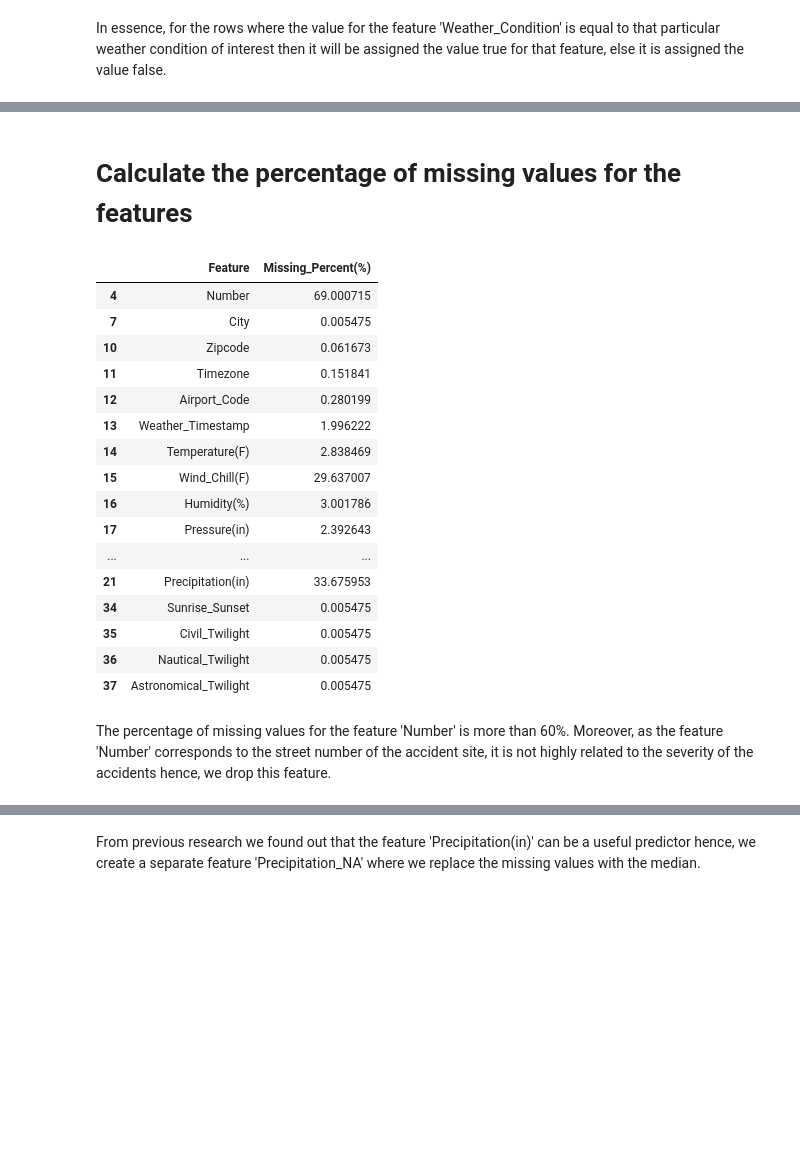
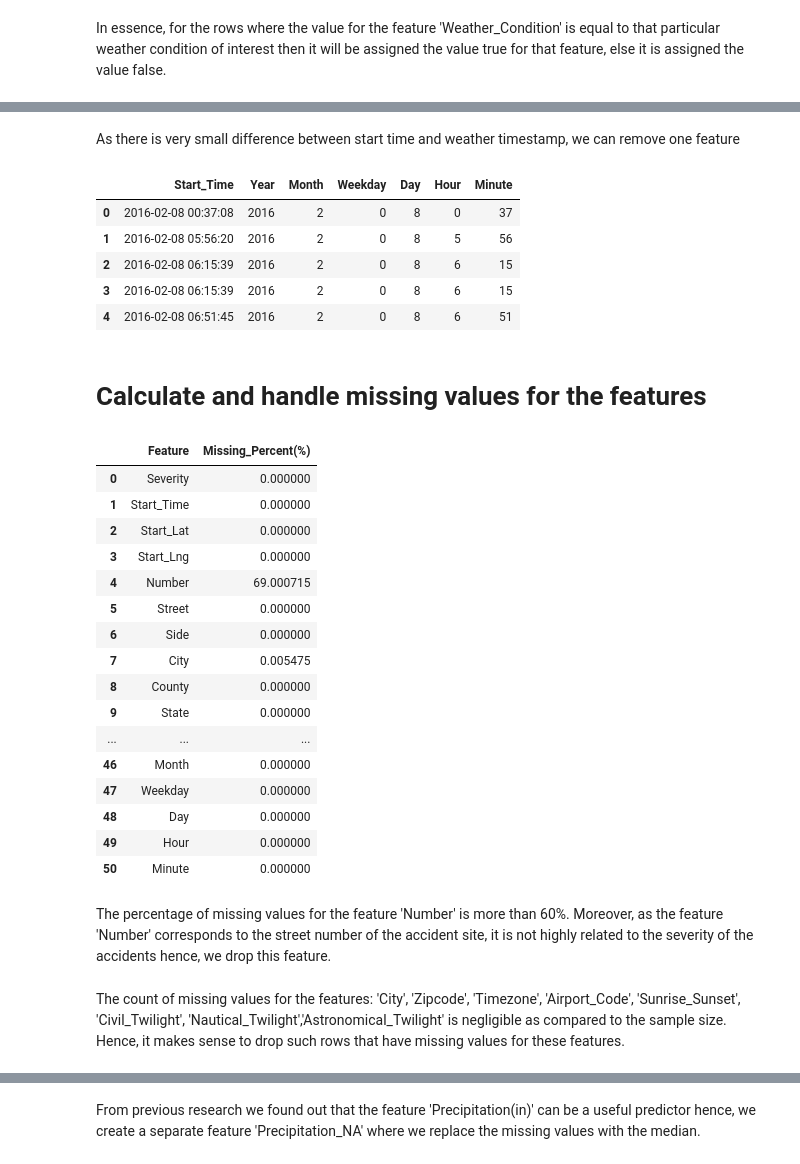
Before and after one commit to Utsav-Patel/USA-Accidents-Severity-Predictions, a Jupyter notebook: Data Exploration.ipynb, the cells around one changed output, grey strips where cells are left out. Saved outputs shown, nothing was run; the diff lists cells and outputs as text; code cells hidden in the pictures; blank space fills up the shorter version.

Commit message:
Updated requirements.txt and Data Exploration notebook.

```diff
--- a/Data Exploration.ipynb
+++ b/Data Exploration.ipynb
@@ -187,9 +173,0 @@ Now, that we have created features for the weather conditions of interest we wil
-# %%
-weather_conditions_of_interest = ['Clear','Cloud','Rain','Heavy_Rain','Snow','Heavy_Snow','Fog']
-for weather_condition in weather_conditions_of_interest:
-    data.loc[data['Weather_Condition'].isnull(),weather_condition] = data.loc[data['Weather_Condition'].isnull(),'Weather_Condition']
-    data[weather_condition] = data[weather_condition].astype('bool')
-
-data.loc[:,['Weather_Condition'] + weather_conditions_of_interest]
-
-data = data.drop(['Weather_Condition'], axis=1)
@@ -195,0 +178,3 @@ data = data.drop(['Weather_Condition'], axis=1)
+# %%
+data.loc[:, 'Weather_Timestamp'] = pd.to_datetime(data.loc[:, 'Weather_Timestamp'])
+data.loc[:, 'Start_Time'] = pd.to_datetime(data.loc[:, 'Start_Time'])
@@ -196,29 +186,63 @@ data = data.drop(['Weather_Condition'], axis=1)
+# %% [markdown]
+As there is very small difference between start time and weather timestamp, we can remove one feature
+# %%
+data = data.drop(["Weather_Timestamp"], axis=1)
+# %%
+
+data['Year'] = data['Start_Time'].dt.year
+
+nmonth = data['Start_Time'].dt.month
+data['Month'] = nmonth
+
+data['Weekday']= data['Start_Time'].dt.weekday
+
+#days_each_month = np.cumsum(np.array([0,31,28,31,30,31,30,31,31,30,31,30,31]))
+#nday = [days_each_month[arg-1] for arg in nmonth.values]
+#nday = nday + data["Start_Time"].dt.day.values
+#data['Day'] = nday + data["Start_Time"].dt.day.values
+
+data['Day'] = data["Start_Time"].dt.day.values
+
+data['Hour'] = data['Start_Time'].dt.hour
+
+#data['Minute'] = data['Hour']*60.0 + df["Start_Time"].dt.minute
+data['Minute'] = data["Start_Time"].dt.minute
+data.loc[:4,['Start_Time', 'Year', 'Month', 'Weekday', 'Day', 'Hour', 'Minute']]
+# %% [output]
+|  | Start_Time | Year | Month | Weekday | Day | Hour | Minute |
+| 0 | 2016-02-08 00:37:08 | 2016 | 2 | 0 | 8 | 0 | 37 |
+| 1 | 2016-02-08 05:56:20 | 2016 | 2 | 0 | 8 | 5 | 56 |
+| 2 | 2016-02-08 06:15:39 | 2016 | 2 | 0 | 8 | 6 | 15 |
+| 3 | 2016-02-08 06:15:39 | 2016 | 2 | 0 | 8 | 6 | 15 |
+| 4 | 2016-02-08 06:51:45 | 2016 | 2 | 0 | 8 | 6 | 51 |
 # %% [markdown]
-# Calculate the percentage of missing values for the features
+# Calculate and handle missing values for the features
 # %%
 missing = pd.DataFrame(data.isnull().sum()).reset_index()
 missing.columns = ['Feature', 'Missing_Percent(%)']
 missing['Missing_Percent(%)'] = missing['Missing_Percent(%)'].apply(lambda x: x / data.shape[0] * 100)
-missing.loc[missing['Missing_Percent(%)']>0,:]
+missing.loc[:,:]
 # %% [output]
 |  | Feature | Missing_Percent(%) |
+| 0 | Severity | 0.000000 |
+| 1 | Start_Time | 0.000000 |
+| 2 | Start_Lat | 0.000000 |
+| 3 | Start_Lng | 0.000000 |
 | 4 | Number | 69.000715 |
+| 5 | Street | 0.000000 |
+| 6 | Side | 0.000000 |
 | 7 | City | 0.005475 |
-| 10 | Zipcode | 0.061673 |
-| 11 | Timezone | 0.151841 |
-| 12 | Airport_Code | 0.280199 |
-| 13 | Weather_Timestamp | 1.996222 |
-| 14 | Temperature(F) | 2.838469 |
-| 15 | Wind_Chill(F) | 29.637007 |
-| 16 | Humidity(%) | 3.001786 |
-| 17 | Pressure(in) | 2.392643 |
+| 8 | County | 0.000000 |
+| 9 | State | 0.000000 |
 | ... | ... | ... |
-| 21 | Precipitation(in) | 33.675953 |
-| 34 | Sunrise_Sunset | 0.005475 |
-| 35 | Civil_Twilight | 0.005475 |
-| 36 | Nautical_Twilight | 0.005475 |
-| 37 | Astronomical_Twilight | 0.005475 |
+| 46 | Month | 0.000000 |
+| 47 | Weekday | 0.000000 |
+| 48 | Day | 0.000000 |
+| 49 | Hour | 0.000000 |
+| 50 | Minute | 0.000000 |
 # %% [markdown]
 The percentage of missing values for the feature 'Number' is more than 60%. Moreover, as the feature 'Number' corresponds to the street number of the accident site, it is not highly related to the severity of the accidents hence, we drop this feature.
 # %%
 data = data.drop(['Number'], axis=1)
+# %% [markdown]
+The count of missing values for the features: 'City', 'Zipcode', 'Timezone', 'Airport_Code', 'Sunrise_Sunset', 'Civil_Twilight', 'Nautical_Twilight','Astronomical_Twilight' is negligible as compared to the sample size. Hence, it makes sense to drop such rows that have missing values for these features.
```
Also changed, not shown: parts of 80 cells of this notebook, 1 other file.
